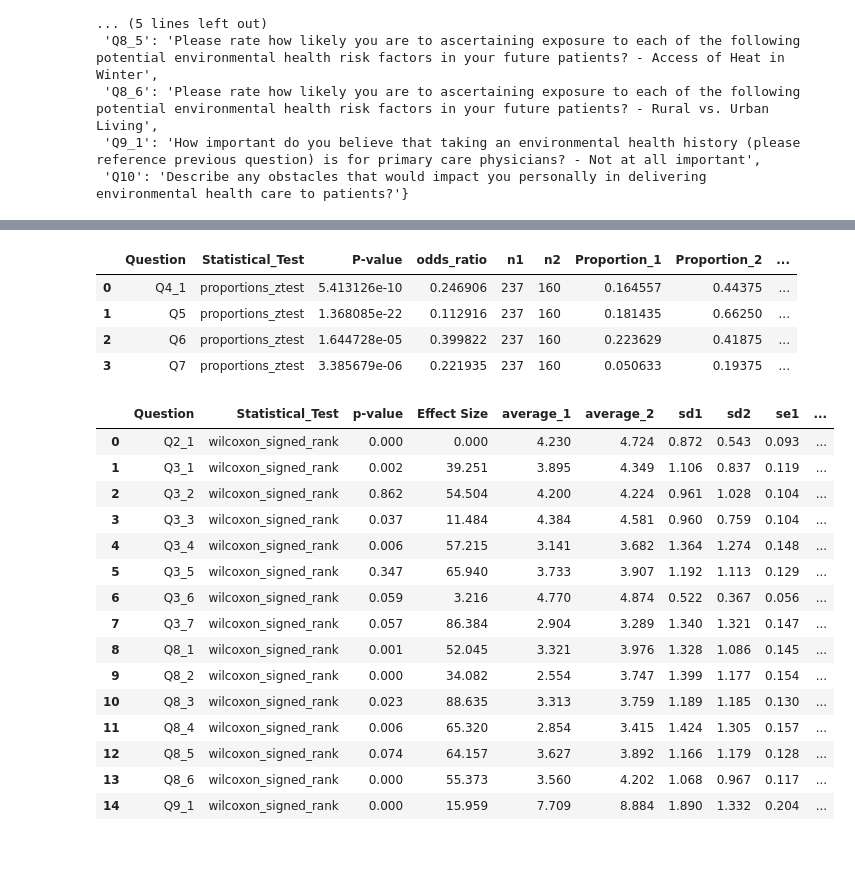
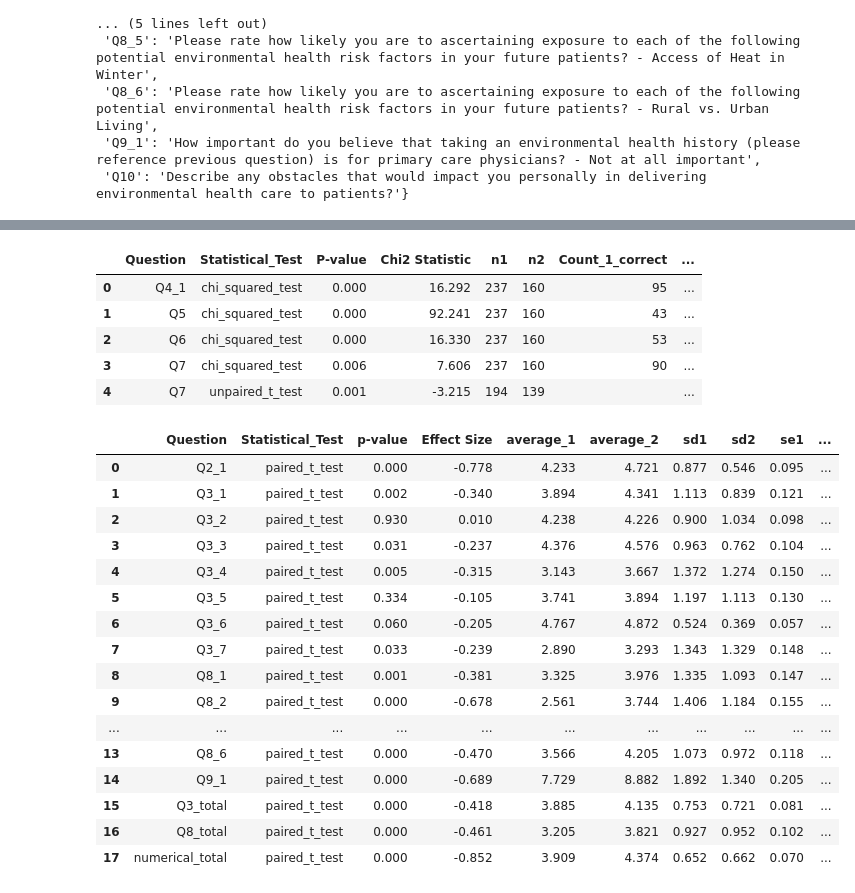
Before and after one commit to MichaelKasper1/Env_Health_Lecture_Statistics, a Jupyter notebook: data_analysis.ipynb, the cells around one changed output, grey strips where cells are left out. Drawn from its saved outputs; the diff is of its cells as text; code cells hidden in the pictures; blank space fills up the shorter version.

```diff
--- a/data_analysis.ipynb
+++ b/data_analysis.ipynb
@@ -379,30 +607,32 @@ calculate_statistics(pre_unmatched, post_unmatched, 'wilcoxon_rank_sum', 'one-si
 # %%
-calculate_statistics(pre_categorical_unmatched, post_categorical_unmatched, 'proportions_ztest', 'one-sided')
+calculate_statistics(pre_categorical_unmatched, post_categorical_unmatched, 'chi_squared_test', 'one-sided')
 # %% [output]
-|  | Question | Statistical_Test | P-value | odds_ratio | n1 | n2 | Proportion_1 | Proportion_2 | ... |
-| 0 | Q4_1 | proportions_ztest | 5.413126e-10 | 0.246906 | 237 | 160 | 0.164557 | 0.44375 | ... |
-| 1 | Q5 | proportions_ztest | 1.368085e-22 | 0.112916 | 237 | 160 | 0.181435 | 0.66250 | ... |
-| 2 | Q6 | proportions_ztest | 1.644728e-05 | 0.399822 | 237 | 160 | 0.223629 | 0.41875 | ... |
-| 3 | Q7 | proportions_ztest | 3.385679e-06 | 0.221935 | 237 | 160 | 0.050633 | 0.19375 | ... |
+|  | Question | Statistical_Test | P-value | Chi2 Statistic | n1 | n2 | Count_1_correct | ... |
+| 0 | Q4_1 | chi_squared_test | 0.000 | 16.292 | 237 | 160 | 95 | ... |
+| 1 | Q5 | chi_squared_test | 0.000 | 92.241 | 237 | 160 | 43 | ... |
+| 2 | Q6 | chi_squared_test | 0.000 | 16.330 | 237 | 160 | 53 | ... |
+| 3 | Q7 | chi_squared_test | 0.006 | 7.606 | 237 | 160 | 90 | ... |
+| 4 | Q7 | unpaired_t_test | 0.001 | -3.215 | 194 | 139 |  | ... |
 # %%
-calculate_statistics(pre_matched, post_matched, 'wilcoxon_signed_rank')
+calculate_statistics(pre_matched, post_matched, 'paired_t_test')
 # %% [output]
 |  | Question | Statistical_Test | p-value | Effect Size | average_1 | average_2 | sd1 | sd2 | se1 | ... |
-| 0 | Q2_1 | wilcoxon_signed_rank | 0.000 | 0.000 | 4.230 | 4.724 | 0.872 | 0.543 | 0.093 | ... |
-| 1 | Q3_1 | wilcoxon_signed_rank | 0.002 | 39.251 | 3.895 | 4.349 | 1.106 | 0.837 | 0.119 | ... |
-| 2 | Q3_2 | wilcoxon_signed_rank | 0.862 | 54.504 | 4.200 | 4.224 | 0.961 | 1.028 | 0.104 | ... |
-| 3 | Q3_3 | wilcoxon_signed_rank | 0.037 | 11.484 | 4.384 | 4.581 | 0.960 | 0.759 | 0.104 | ... |
-| 4 | Q3_4 | wilcoxon_signed_rank | 0.006 | 57.215 | 3.141 | 3.682 | 1.364 | 1.274 | 0.148 | ... |
-| 5 | Q3_5 | wilcoxon_signed_rank | 0.347 | 65.940 | 3.733 | 3.907 | 1.192 | 1.113 | 0.129 | ... |
-| 6 | Q3_6 | wilcoxon_signed_rank | 0.059 | 3.216 | 4.770 | 4.874 | 0.522 | 0.367 | 0.056 | ... |
-| 7 | Q3_7 | wilcoxon_signed_rank | 0.057 | 86.384 | 2.904 | 3.289 | 1.340 | 1.321 | 0.147 | ... |
-| 8 | Q8_1 | wilcoxon_signed_rank | 0.001 | 52.045 | 3.321 | 3.976 | 1.328 | 1.086 | 0.145 | ... |
-| 9 | Q8_2 | wilcoxon_signed_rank | 0.000 | 34.082 | 2.554 | 3.747 | 1.399 | 1.177 | 0.154 | ... |
-| 10 | Q8_3 | wilcoxon_signed_rank | 0.023 | 88.635 | 3.313 | 3.759 | 1.189 | 1.185 | 0.130 | ... |
-| 11 | Q8_4 | wilcoxon_signed_rank | 0.006 | 65.320 | 2.854 | 3.415 | 1.424 | 1.305 | 0.157 | ... |
-| 12 | Q8_5 | wilcoxon_signed_rank | 0.074 | 64.157 | 3.627 | 3.892 | 1.166 | 1.179 | 0.128 | ... |
-| 13 | Q8_6 | wilcoxon_signed_rank | 0.000 | 55.373 | 3.560 | 4.202 | 1.068 | 0.967 | 0.117 | ... |
-| 14 | Q9_1 | wilcoxon_signed_rank | 0.000 | 15.959 | 7.709 | 8.884 | 1.890 | 1.332 | 0.204 | ... |
+| 0 | Q2_1 | paired_t_test | 0.000 | -0.778 | 4.233 | 4.721 | 0.877 | 0.546 | 0.095 | ... |
+| 1 | Q3_1 | paired_t_test | 0.002 | -0.340 | 3.894 | 4.341 | 1.113 | 0.839 | 0.121 | ... |
+| 2 | Q3_2 | paired_t_test | 0.930 | 0.010 | 4.238 | 4.226 | 0.900 | 1.034 | 0.098 | ... |
+| 3 | Q3_3 | paired_t_test | 0.031 | -0.237 | 4.376 | 4.576 | 0.963 | 0.762 | 0.104 | ... |
+| 4 | Q3_4 | paired_t_test | 0.005 | -0.315 | 3.143 | 3.667 | 1.372 | 1.274 | 0.150 | ... |
+| 5 | Q3_5 | paired_t_test | 0.334 | -0.105 | 3.741 | 3.894 | 1.197 | 1.113 | 0.130 | ... |
+| 6 | Q3_6 | paired_t_test | 0.060 | -0.205 | 4.767 | 4.872 | 0.524 | 0.369 | 0.057 | ... |
+| 7 | Q3_7 | paired_t_test | 0.033 | -0.239 | 2.890 | 3.293 | 1.343 | 1.329 | 0.148 | ... |
+| 8 | Q8_1 | paired_t_test | 0.001 | -0.381 | 3.325 | 3.976 | 1.335 | 1.093 | 0.147 | ... |
+| 9 | Q8_2 | paired_t_test | 0.000 | -0.678 | 2.561 | 3.744 | 1.406 | 1.184 | 0.155 | ... |
+| ... | ... | ... | ... | ... | ... | ... | ... | ... | ... | ... |
+| 13 | Q8_6 | paired_t_test | 0.000 | -0.470 | 3.566 | 4.205 | 1.073 | 0.972 | 0.118 | ... |
+| 14 | Q9_1 | paired_t_test | 0.000 | -0.689 | 7.729 | 8.882 | 1.892 | 1.340 | 0.205 | ... |
+| 15 | Q3_total | paired_t_test | 0.000 | -0.418 | 3.885 | 4.135 | 0.753 | 0.721 | 0.081 | ... |
+| 16 | Q8_total | paired_t_test | 0.000 | -0.461 | 3.205 | 3.821 | 0.927 | 0.952 | 0.102 | ... |
+| 17 | numerical_total | paired_t_test | 0.000 | -0.852 | 3.909 | 4.374 | 0.652 | 0.662 | 0.070 | ... |
 # %%
 calculate_statistics(pre_matched_categorical, post_matched_categorical, 'mcnemar', 'one-sided')
 # %% [output]
```
Also changed, not shown: parts of 15 cells of this notebook, 10 other files.
